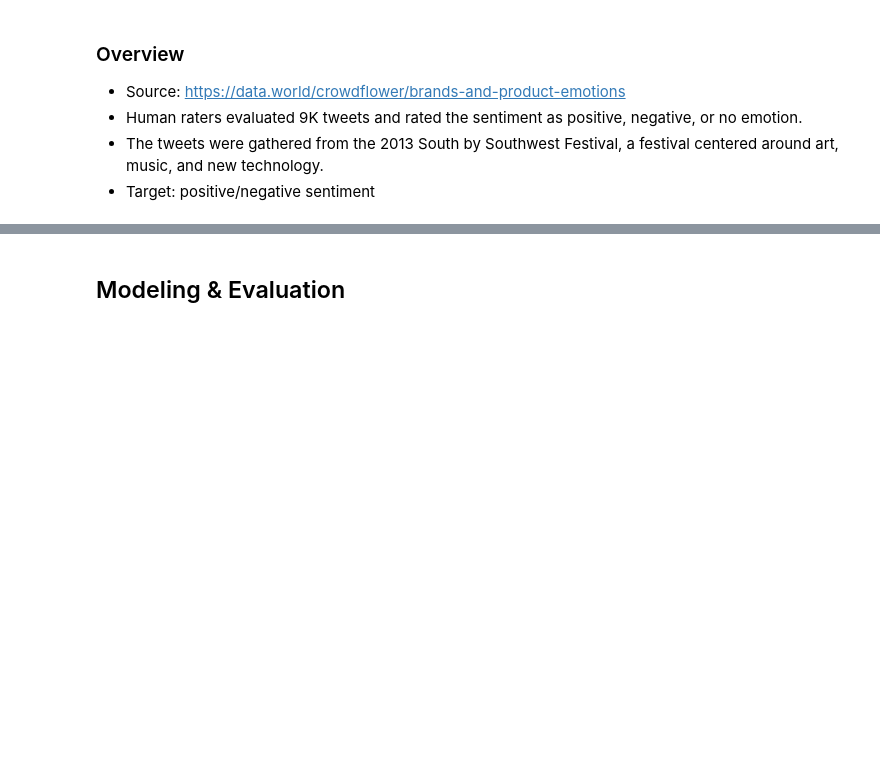
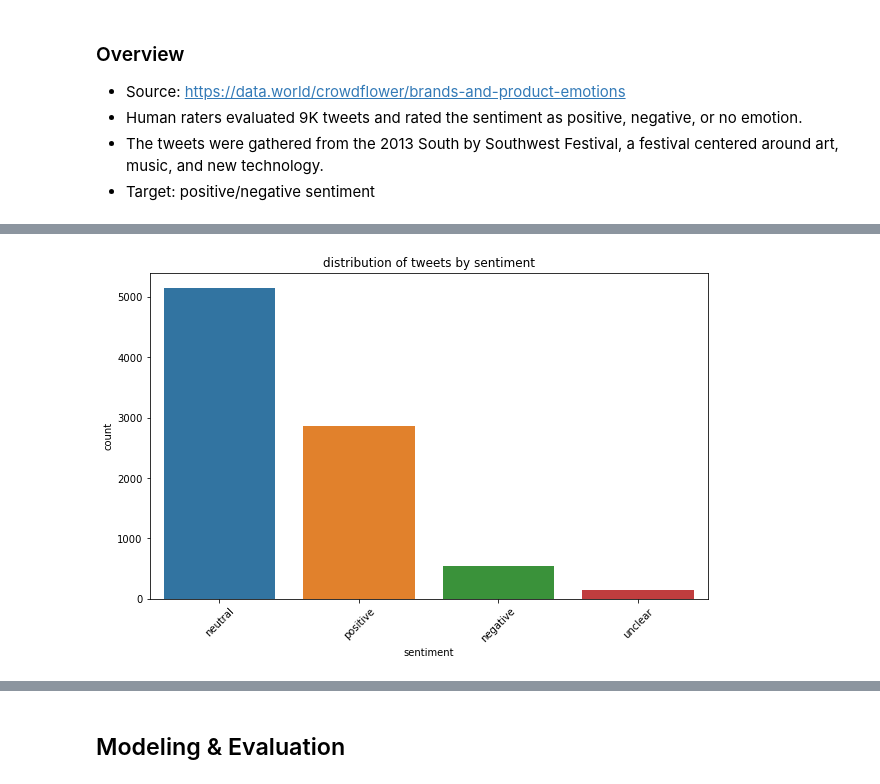
Before and after one commit to meghana-pakala/NLP-project, a Jupyter notebook: final.ipynb, the cells around one changed output, grey strips where cells are left out. Saved outputs shown, nothing was run; the diff lists cells and outputs as text; code cells hidden in the pictures; blank space fills up the shorter version.

```diff
--- a/final.ipynb
+++ b/final.ipynb
@@ -20,0 +193,4 @@
+# %%
+tweet_countplot(df, 'sentiment')
+# %% [output]
+[figure, added]
```
Also changed, not shown: parts of 35 cells of this notebook.
